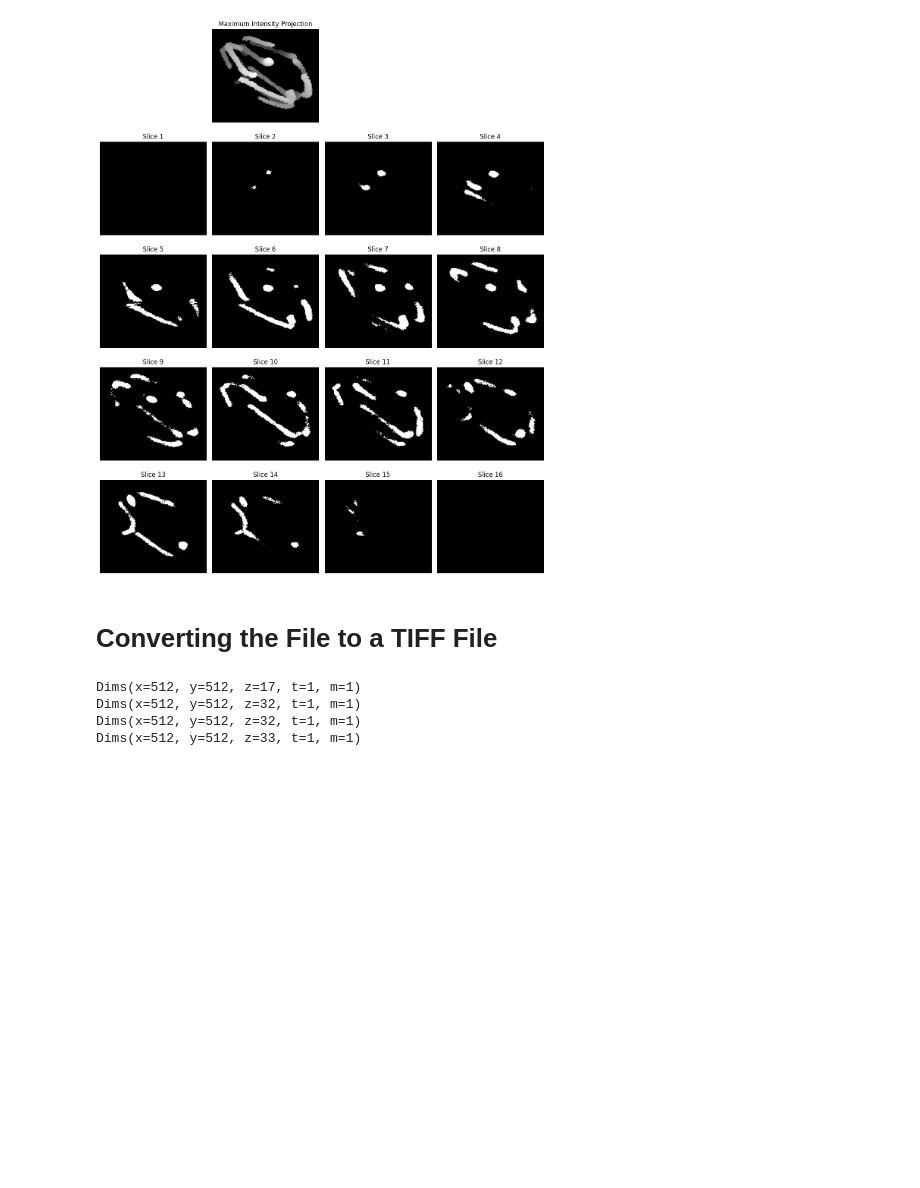
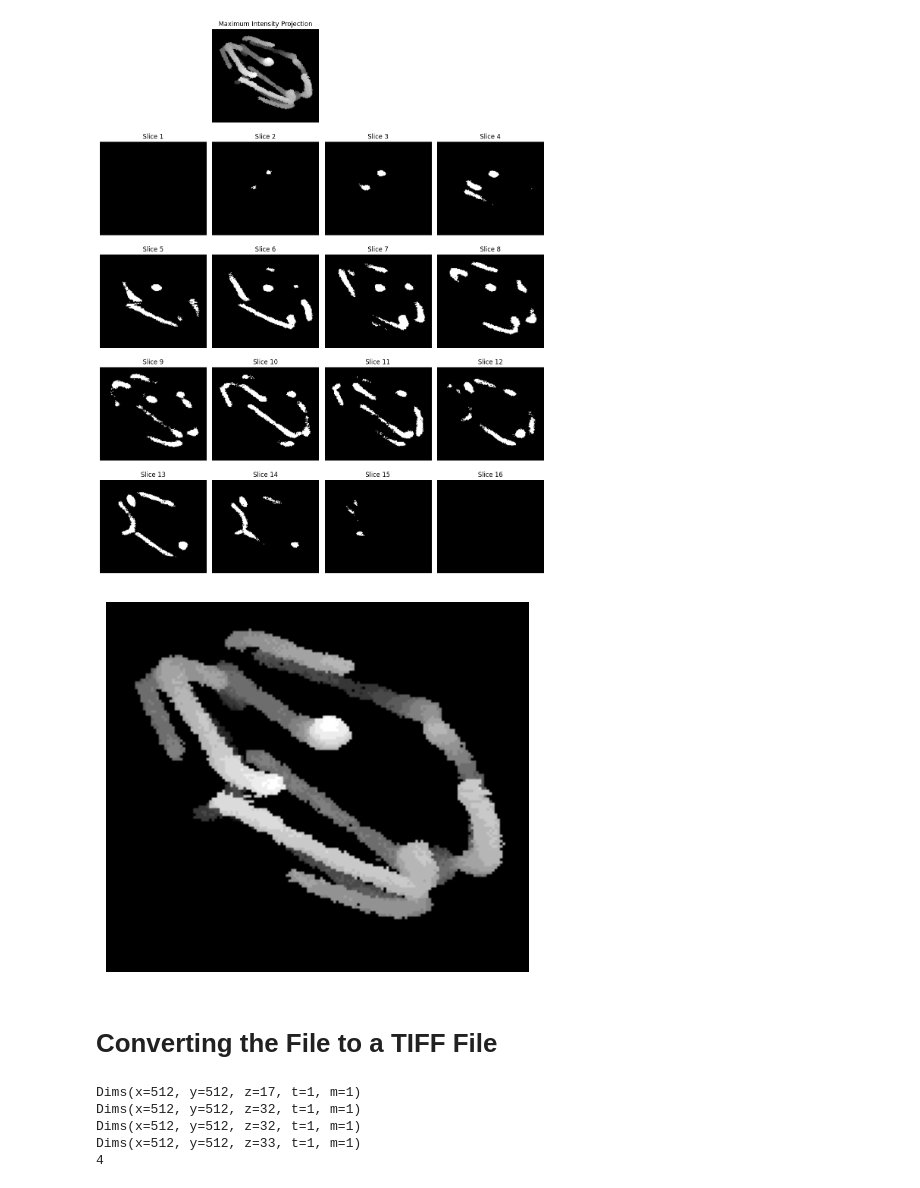
Before and after one commit to codes-by-pinewood/IAAM_Practical6, a Jupyter notebook: ImageAnalysis_Practical6.ipynb, the cells around one changed output. Drawn from its saved outputs; the diff is of its cells as text; code cells hidden in the pictures; blank space fills up the shorter version.

```diff
--- a/ImageAnalysis_Practical6.ipynb
+++ b/ImageAnalysis_Practical6.ipynb
@@ -103,6 +99,10 @@ otsu_thresh_with_median.Show()
 num_slices = 16
 fig, axes = plt.subplots(5, 4, figsize=(12, 15))
 
+fnames = ['1.tiff', '2.tiff', '3.tiff', '4.tiff',
+          '5.tiff', '6.tiff', '7.tiff', '8.tiff',
+          '9.tiff', '10.tiff', '11.tiff', '12.tiff',
+          '13.tiff', '14.tiff', '15.tiff', '16.tiff']
 threshold_value = 128
 
 # Create an array to store all slices for MIP
@@ -132,7 +132,7 @@ for i, fname in zip(range(num_slices), fnames):
     ax.set_title(f'Slice {i + 1}')
 
     # Save the depth-cued slice as a TIFF file
-    Image.fromarray(depth_cued_slice).save(fname, "TIFF")
+    # Image.fromarray(depth_cued_slice).save(fname, "TIFF")
 
 # Calculate the Maximum Intensity Projection (MIP)
 all_slices_array = np.stack(all_slices, axis=0)
@@ -143,8 +143,8 @@ ax_mip = axes[0, 1]
 ax_mip.imshow(mip, cmap='gray')
 ax_mip.axis('off')
 ax_mip.set_title('Maximum Intensity Projection')
+# plt.show(ax_mip)
 
-# Hide unused subplots
 for j in range(num_slices, 16):
     ax = axes[j // 4 + 1, j % 4]
     ax.axis('off')
@@ -155,9 +155,22 @@ axes[0,3].remove()
 
 plt.tight_layout()
 plt.show()
+
+plt.show(ax_mip)
 # %% [output]
 [255 238 221 204 187 170 153 136 119 102  85  68  51  34  17   0]
 [figure]
+# %%
+# Saving the MIP Projection
+all_slices_array = np.stack(all_slices, axis=0)
+mip = np.max(all_slices_array, axis=0)
+
+plt.imshow(mip, cmap='gray')
+plt.axis('off')
+# plt.title('Maximum Intensity Projection')
+plt.savefig("max_intensity.tiff", bbox_inches='tight', pad_inches=0)
+# %% [output]
+[figure, added]
 # %% [markdown]
 # Converting the File to a TIFF File
 # %%
@@ -177,14 +190,16 @@ for image in f.get_iter_image():
 	for frame in image.get_iter_z():
 		i.append(frame)
 	imgl.append(i)
+
+print(len(imgl))
 #Now you can save individual images from your list of images as tif:
 
-imgl[0][0].save(path + "multilayer1.tiff",format="TIFF",append_images=imgl[0][1:],save_all=True)
-#This creates a single multilayer tiff file.
-imgl[1][0].save(path + "multilayer2.tiff",format="TIFF",append_images=imgl[1][1:],save_all=True)
+# imgl[0][0].save(path + "multilayer1.tiff",format="TIFF",append_images=imgl[0][1:],save_all=True)
+# #This creates a single multilayer tiff file.
+# imgl[1][0].save(path + "multilayer2.tiff",format="TIFF",append_images=imgl[1][1:],save_all=True)
 
-imgl[0][0].save(path + "multilayer1_report.png",format="PNG",append_images=imgl[0][1:],save_all=True)
-imgl[1][0].save(path + "multilayer2_report.png",format="PNG",append_images=imgl[1][1:],save_all=True)
+# imgl[0][0].save(path + "multilayer1_report.png",format="PNG",append_images=imgl[0][1:],save_all=True)
+# imgl[1][0].save(path + "multilayer2_report.png",format="PNG",append_images=imgl[1][1:],save_all=True)
 
 # #If you want all frames separated:
 # fnames=["A.tiff","B.tiff","C.tiff","D.tiff","E.tiff","F.tiff","G.tiff","H.tiff","I.tiff","J.tiff","K.tiff","L.tiff"]
@@ -197,3 +212,4 @@ Dims(x=512, y=512, z=17, t=1, m=1)
 Dims(x=512, y=512, z=32, t=1, m=1)
 Dims(x=512, y=512, z=32, t=1, m=1)
 Dims(x=512, y=512, z=33, t=1, m=1)
+4
```
Also changed, not shown: parts of 6 cells of this notebook, 5 other files.
